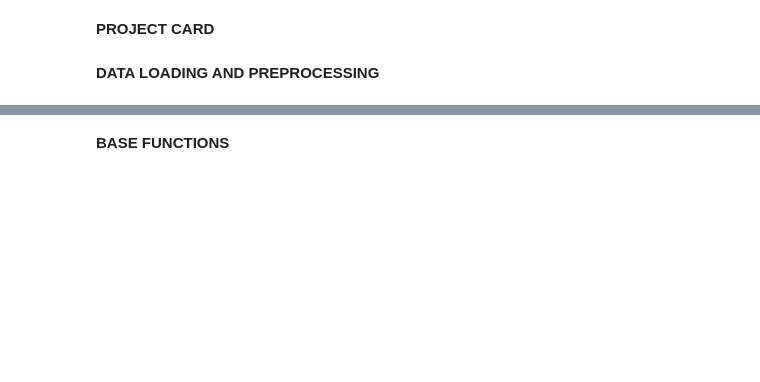
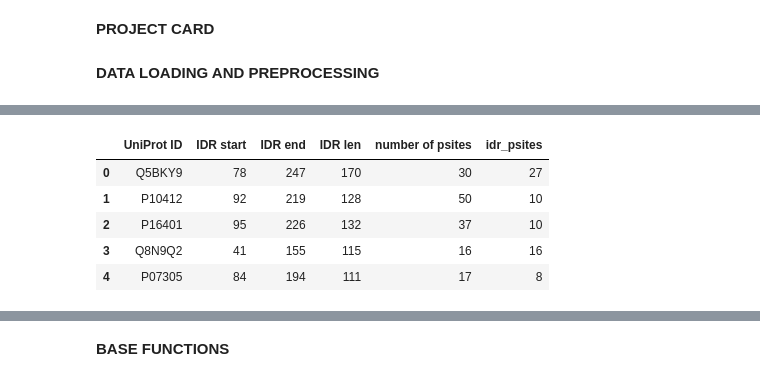
Before and after one commit to Laura-Filkova/CB2330-KICKASS-PROJECT, a Jupyter notebook: project.ipynb, the cells around one changed output, grey strips where cells are left out. Drawn from its saved outputs; the diff is of its cells as text; code cells hidden in the pictures; blank space fills up the shorter version.

```diff
--- a/project.ipynb
+++ b/project.ipynb
@@ -17,0 +23,24 @@ s3_a_df.sample(3)
+# %%
+# Strip leading/trailing whitespaces from column names to prevent KeyError
+s3_a_df.columns = s3_a_df.columns.str.strip()
+s3_b_df.columns = s3_b_df.columns.str.strip()
+
+def count_idr_psites(row):
+    seq_pre = str(row['sequence_pre'])
+    seq_post = str(row['sequence_post'])
+    # Count differences between pre and post sequences
+    return sum(1 for a, b in zip(seq_pre, seq_post) if a != b)
+
+# Calculate for s3_a_df and s3_b_df
+s3_a_df['idr_psites'] = s3_a_df.apply(count_idr_psites, axis=1)
+s3_b_df['idr_psites'] = s3_b_df.apply(count_idr_psites, axis=1)
+
+# Display sample to verify
+s3_a_df[['UniProt ID', 'IDR start', 'IDR end', 'IDR len', 'number of psites', 'idr_psites']].head()
+# %% [output]
+|  | UniProt ID | IDR start | IDR end | IDR len | number of psites | idr_psites |
+| 0 | Q5BKY9 | 78 | 247 | 170 | 30 | 27 |
+| 1 | P10412 | 92 | 219 | 128 | 50 | 10 |
+| 2 | P16401 | 95 | 226 | 132 | 37 | 10 |
+| 3 | Q8N9Q2 | 41 | 155 | 115 | 16 | 16 |
+| 4 | P07305 | 84 | 194 | 111 | 17 | 8 |
```
Also changed, not shown: parts of 8 cells of this notebook.
